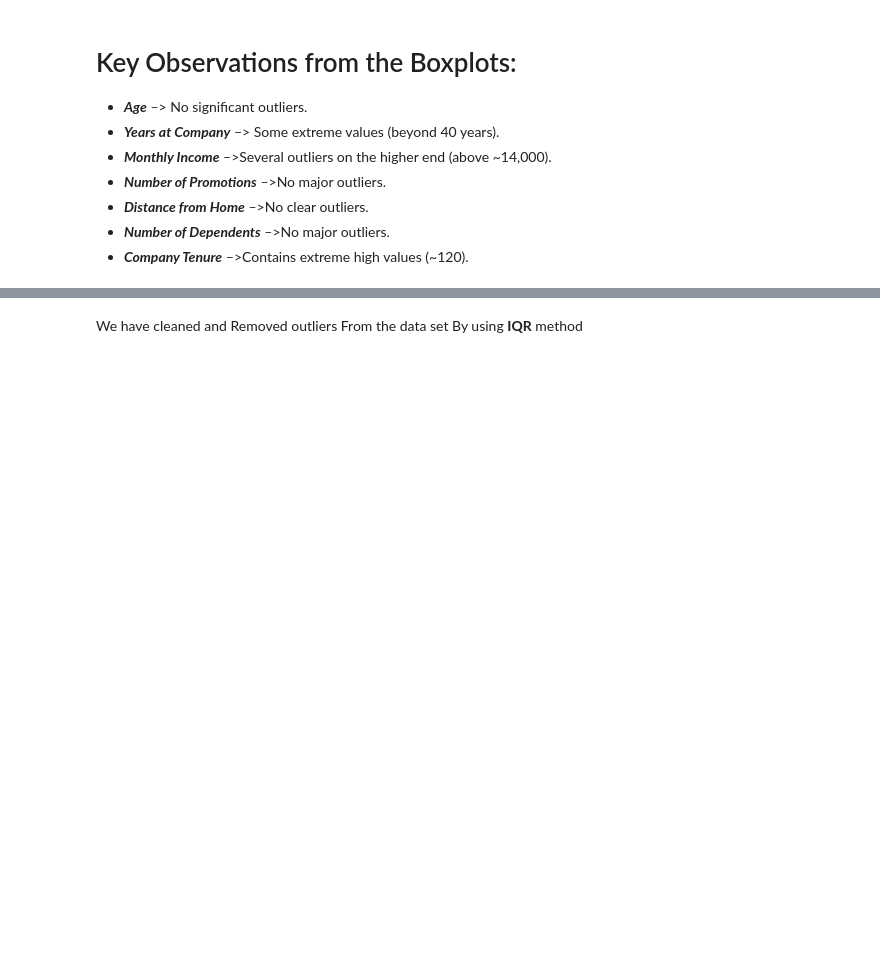
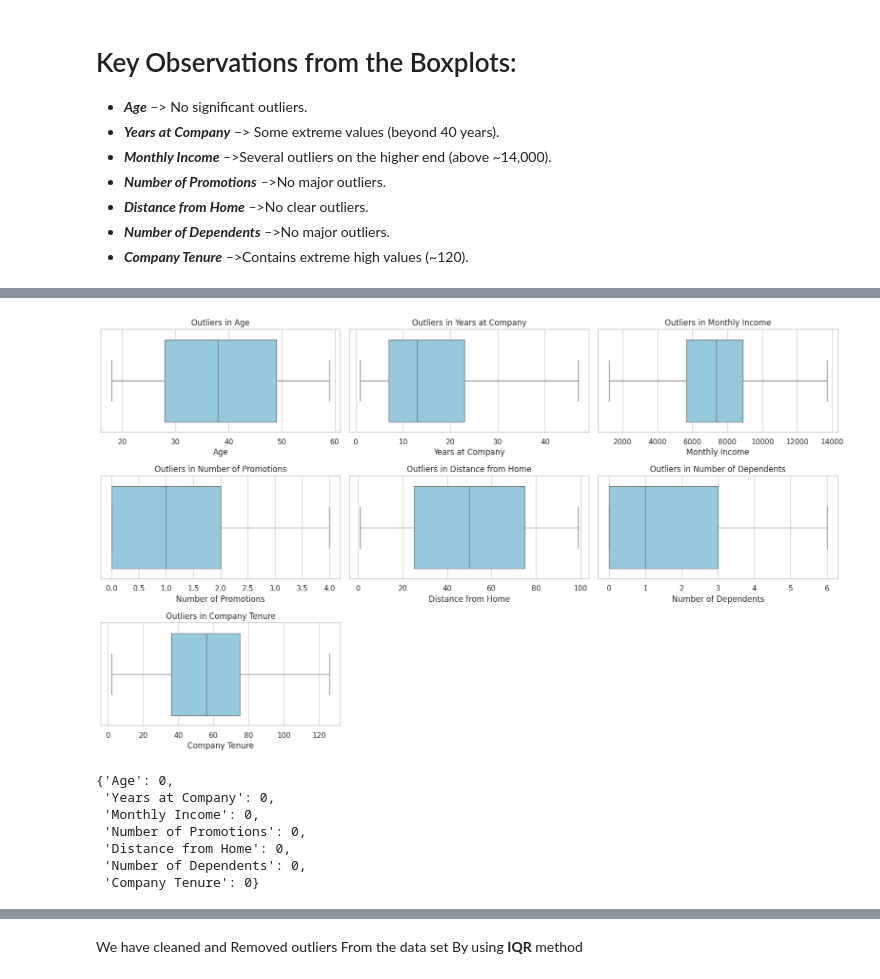
Before and after one commit to AhmedTalima23/DEPI_Final_Project, a Jupyter notebook: Final_Project.ipynb, the cells around one changed output, grey strips where cells are left out. Saved outputs shown, nothing was run; the diff lists cells and outputs as text; code cells hidden in the pictures; blank space fills up the shorter version.

```diff
--- a/Final_Project.ipynb
+++ b/Final_Project.ipynb
@@ -671,0 +703,50 @@ df_cleaned = remove_outliers_iqr(df, df.select_dtypes(include=['int64', 'float64
+# %%
+def remove_outliers_iqr(df_cleaned, numeric_df):
+    for col in numeric_df:
+        Q1 = df_cleaned[col].quantile(0.25)
+        Q3 = df_cleaned[col].quantile(0.75)
+        IQR = Q3 - Q1
+        lower_bound = Q1 - 1.5 * IQR
+        upper_bound = Q3 + 1.5 * IQR
+
+        df_cleaned = df_cleaned[(df_cleaned[col] >= lower_bound) & (df_cleaned[col] <= upper_bound)]
+
+    return df_cleaned
+
+df_cleaned = remove_outliers_iqr(df_cleaned, df_cleaned.select_dtypes(include=['int64', 'float64']).columns)
+# %%
+def detect_outliers_iqr(df_cleaned, columns):
+    outliers = {}
+    for col in columns:
+        Q1 = df_cleaned[col].quantile(0.25)
+        Q3 = df_cleaned[col].quantile(0.75)
+        IQR = Q3 - Q1
+        lower_bound = Q1 - 1.5 * IQR
+        upper_bound = Q3 + 1.5 * IQR
+        outliers[col] = df_cleaned[(df_cleaned[col] < lower_bound) | (df_cleaned[col] > upper_bound)][col]
+    return outliers
+
+# Detect outliers
+outliers = detect_outliers_iqr(df_cleaned, numeric_df)
+
+# Visualize outliers using boxplots
+plt.figure(figsize=(16, 12))
+for i, col in enumerate(numeric_df, 1):
+    plt.subplot(4, 3, i)
+    sns.boxplot(x=df_cleaned[col], color='skyblue')
+    plt.title(f'Outliers in {col}')
+plt.tight_layout()
+plt.show()
+
+# Count of outliers per column
+outlier_counts = {col: len(outliers[col]) for col in numeric_df}
+outlier_counts
+# %% [output]
+[figure, added]
+{'Age': 0,
+ 'Years at Company': 0,
+ 'Monthly Income': 0,
+ 'Number of Promotions': 0,
+ 'Distance from Home': 0,
+ 'Number of Dependents': 0,
+ 'Company Tenure': 0}
```
Also changed, not shown: parts of 44 cells of this notebook.
